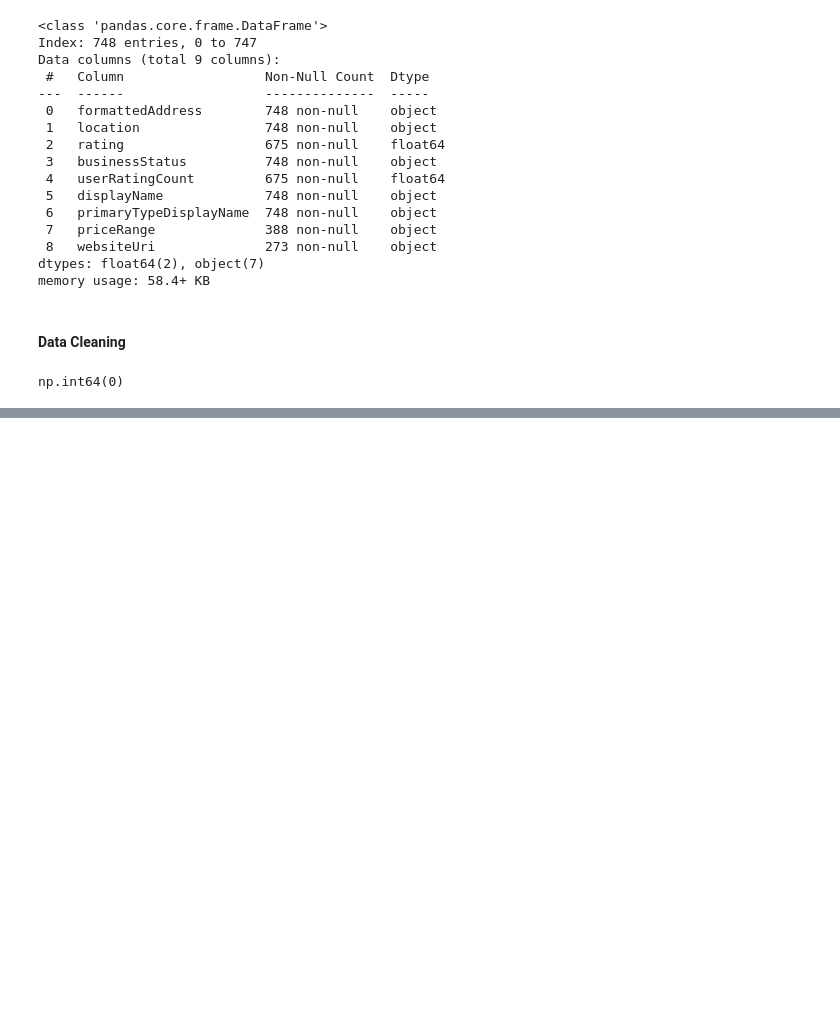
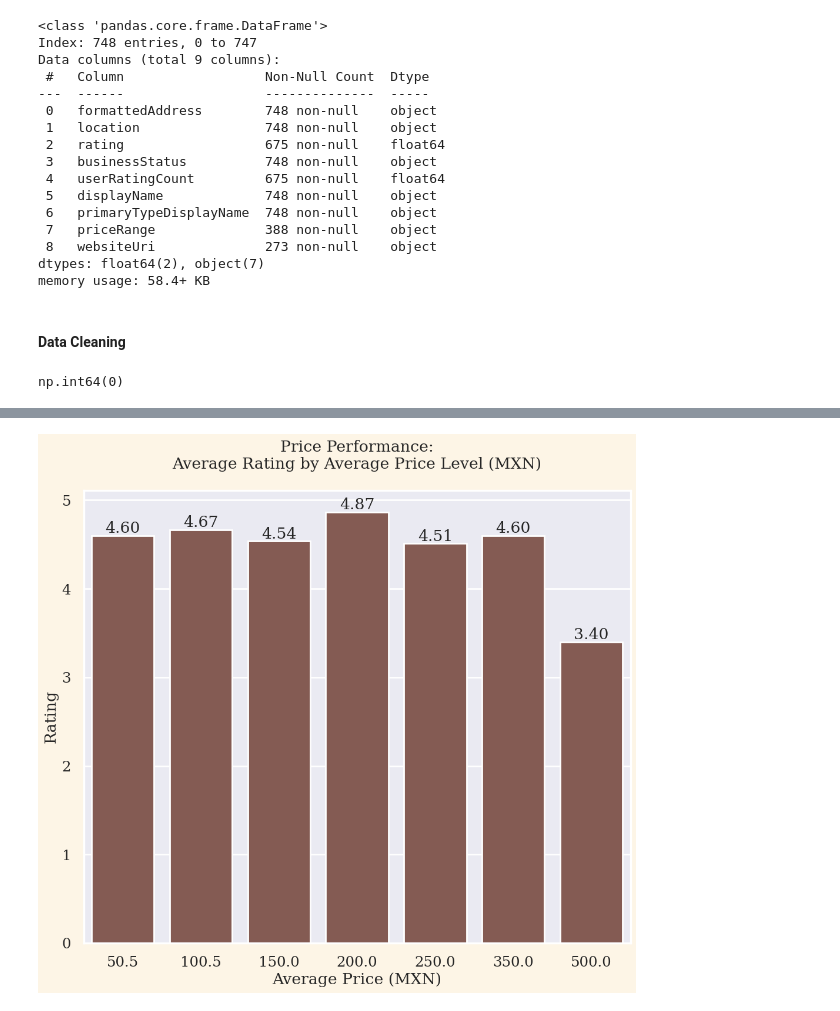
Before and after one commit to cj-chavarria/Merida-Coffee-Shops-Analysis, a Jupyter notebook: coffee-shops-analysis.ipynb, the cells around one changed output, grey strips where cells are left out. Cells and saved outputs as stored; diff of their text form; code cells hidden in the pictures; blank space fills up the shorter version.

```diff
--- a/coffee-shops-analysis.ipynb
+++ b/coffee-shops-analysis.ipynb
@@ -99,0 +182,14 @@ Name: formattedAddress, Length: 630, dtype: int64
+# %%
+avgRating_vs_avgPrice = coffee_shops.groupby('avgPrice')['rating'].mean()
+
+plt.figure(figsize=(12,10), facecolor='oldlace')
+ax = sns.barplot(x=avgRating_vs_avgPrice.index, y=avgRating_vs_avgPrice.values, color='tab:brown')
+plt.xlabel('Average Price (MXN)')
+plt.ylabel('Rating')
+plt.title('Price Performance:\nAverage Rating by Average Price Level (MXN)\n')
+
+
+for container in ax.containers:
+    ax.bar_label(container, fmt='%.2f')
+# %% [output]
+[figure, added]
```
Also changed, not shown: parts of 16 cells of this notebook.
